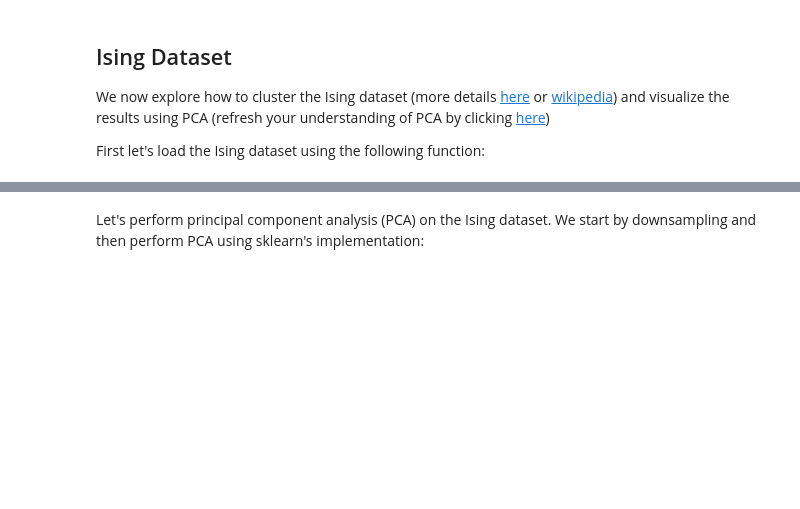
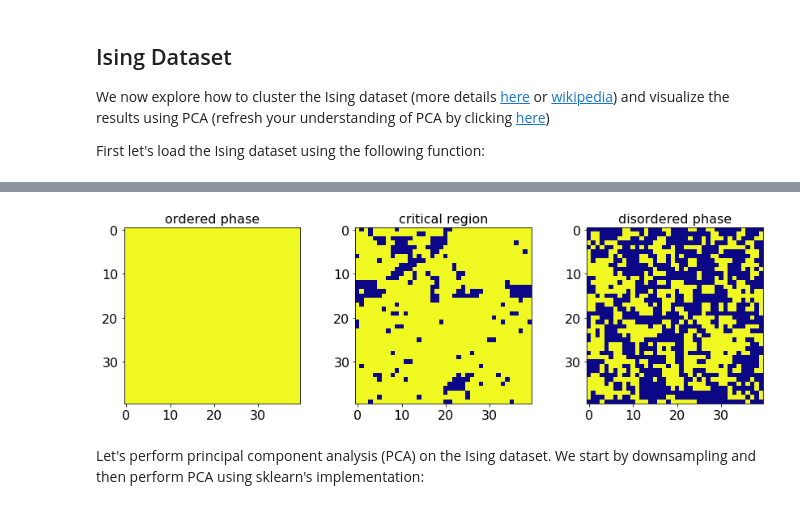
Before and after one commit to juanrojochacon/ml-ditp-attp, a Jupyter notebook: Tutorials/Tutorial3/notebooks/Tutorial3a-Clustering.ipynb, the cells around one changed output, grey strips where cells are left out. Drawn from its saved outputs; the diff is of its cells as text; code cells hidden in the pictures; blank space fills up the shorter version.

```diff
--- a/Tutorials/Tutorial3/notebooks/Tutorial3a-Clustering.ipynb
+++ b/Tutorials/Tutorial3/notebooks/Tutorial3a-Clustering.ipynb
@@ -246,3 +246,6 @@ import pickle,os
 def read_t(root="./"):
     data = pickle.load(open(root+'Ising2DFM_reSample_L40_T=All.pkl','rb'))
     return np.unpackbits(data).astype(int).reshape(-1,1600)
+
+X = read_t('IsingData/')
+Y = pickle.load(open('IsingData/Ising2DFM_reSample_L40_T=All_labels.pkl','rb'))
@@ -251,3 +259,57 @@ X = read_t('IsingData/')
+# %%
+#plotting few ising datasets
+
+# Ising model parameters
+L=40 # linear system size
+J=-1.0 # Ising interaction
+T=np.linspace(0.25,4.0,16) # set of temperatures
+T_c=2.26 # Onsager critical temperature in the TD limit
+
+X_ordered=X[:70000,:]
+Y_ordered=Y[:70000]
+
+X_critical=X[70000:100000,:]
+Y_critical=Y[70000:100000]
+
+X_disordered=X[100000:,:]
+Y_disordered=Y[100000:]
+
+##### plot a few Ising states
+%matplotlib inline
+
+#import ml_style as style
+import matplotlib as mpl
+import matplotlib.pyplot as plt
+#mpl.rcParams.update(style.style)
+
+from mpl_toolkits.axes_grid1 import make_axes_locatable
+
+# set colourbar map
+cmap_args=dict(cmap='plasma_r')
+
+# plot states
+fig, axarr = plt.subplots(nrows=1, ncols=3)
+
+axarr[0].imshow(X_ordered[20001].reshape(L,L),**cmap_args)
+#axarr[0].set_title('$\\mathrm{ordered\\ phase}$',fontsize=16)
+axarr[0].set_title('ordered phase',fontsize=16)
+axarr[0].tick_params(labelsize=16)
+
+axarr[1].imshow(X_critical[10001].reshape(L,L),**cmap_args)
+#axarr[1].set_title('$\\mathrm{critical\\ region}$',fontsize=16)
+axarr[1].set_title('critical region',fontsize=16)
+axarr[1].tick_params(labelsize=16)
+
+im=axarr[2].imshow(X_disordered[50001].reshape(L,L),**cmap_args)
+#axarr[2].set_title('$\\mathrm{disordered\\ phase}$',fontsize=16)
+axarr[2].set_title('disordered phase',fontsize=16)
+axarr[2].tick_params(labelsize=16)
+
+fig.subplots_adjust(right=2.0)
+
+plt.show()
+# %% [output]
+[figure, added]
 # %% [markdown]
 Let's perform principal component analysis (PCA) on the Ising dataset. We start by downsampling and then perform PCA using sklearn's implementation:
 # %%
```
Also changed, not shown: parts of 10 cells of this notebook.
